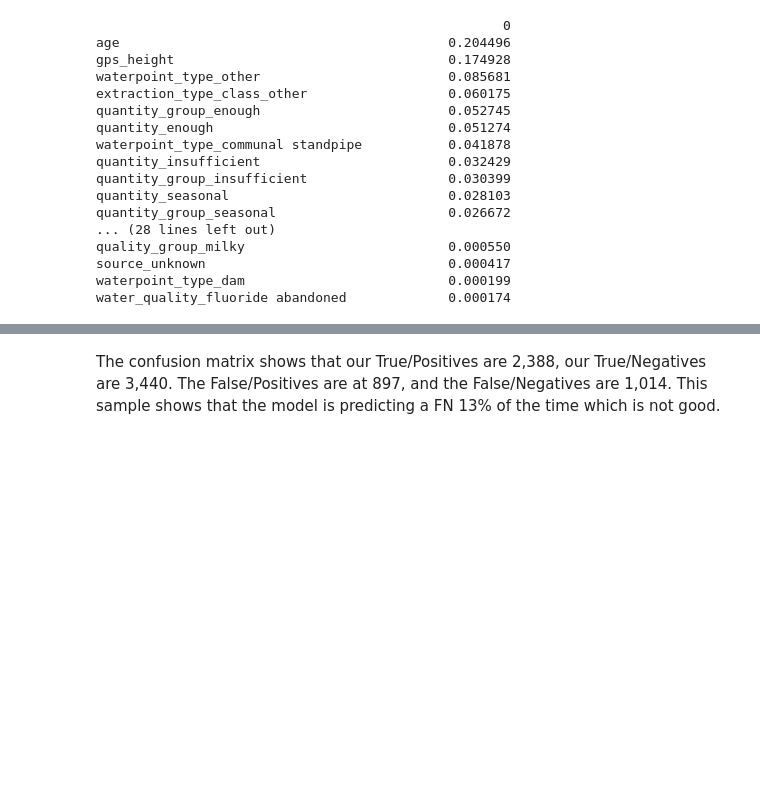
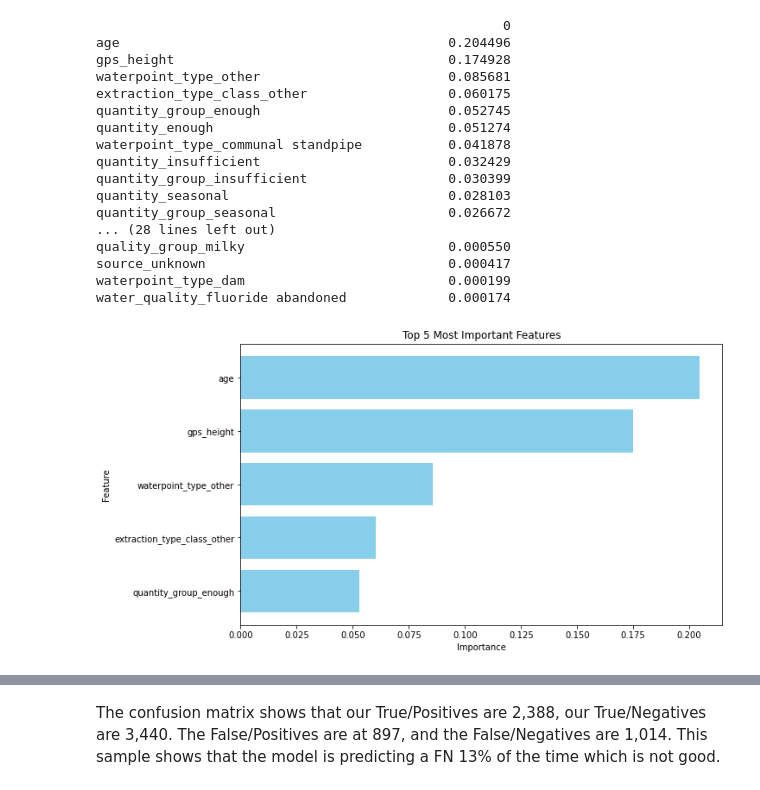
Before and after one commit to adammarianacci/Waterwell_Analysis, a Jupyter notebook: notebook.ipynb, the cells around one changed output, grey strips where cells are left out. Drawn from its saved outputs; the diff is of its cells as text; code cells hidden in the pictures; blank space fills up the shorter version.

```diff
--- a/notebook.ipynb
+++ b/notebook.ipynb
@@ -766,6 +798,24 @@ quality_group_milky                          0.000550
 source_unknown                               0.000417
 waterpoint_type_dam                          0.000199
 water_quality_fluoride abandoned             0.000174
+# %%
+# Selecting the top features
+top_features = features_sorted.iloc[:5]  # Selecting the top 5 features
+
+# Extracting feature names and their importance values
+feature_names = top_features.index
+importance_values = top_features[0]
+
+# Plotting the bar chart
+plt.figure(figsize=(10, 6))
+plt.barh(feature_names, importance_values, color='skyblue')
+plt.xlabel('Importance')
+plt.ylabel('Feature')
+plt.title('Top 5 Most Important Features')
+plt.gca().invert_yaxis()  # Invert y-axis to have the highest importance at the top
+plt.show()
+# %% [output]
+[figure, added]
 # %%
 # Checking the dimensions of the confusion matrix
 print(confusion_matrix(y_test, y_pred))
```
Also changed, not shown: parts of 17 cells of this notebook, 2 other files.
